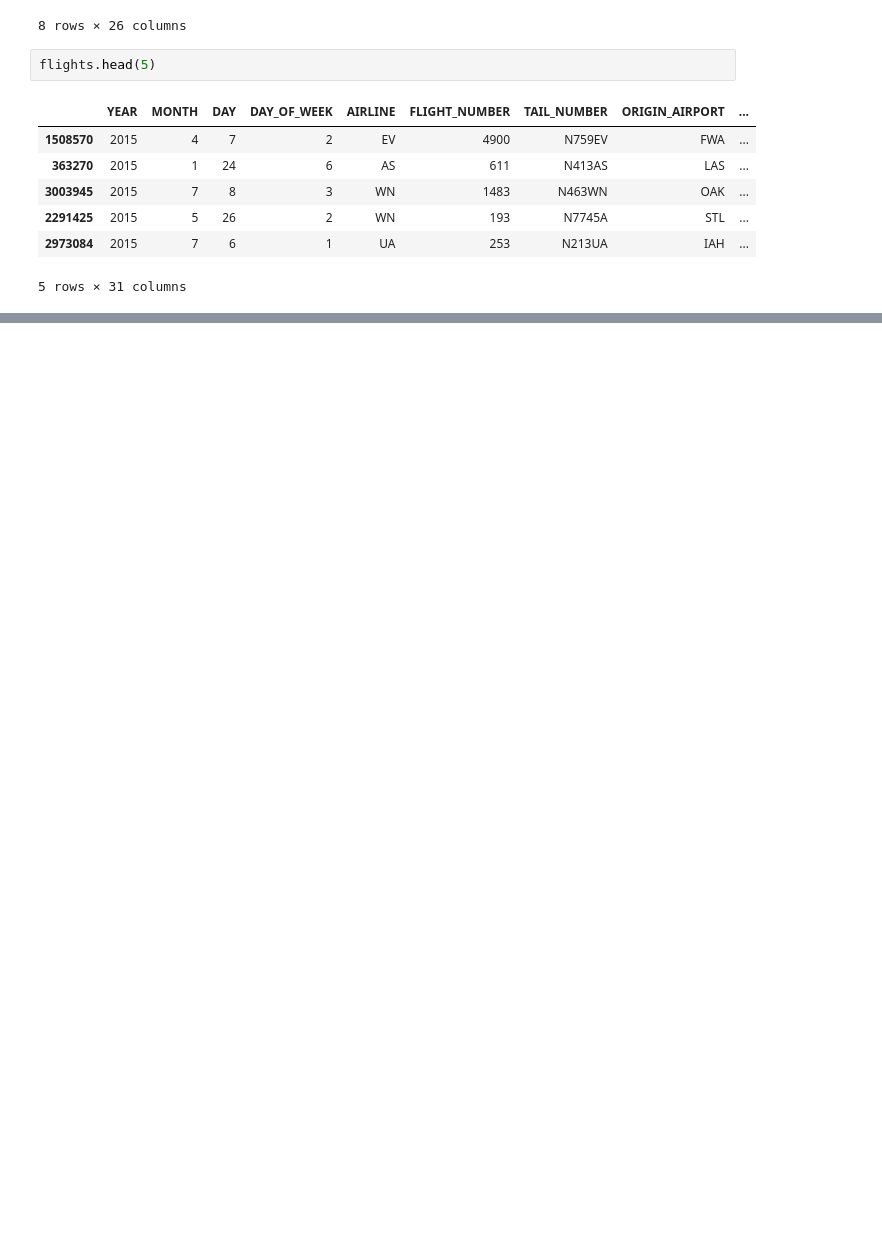
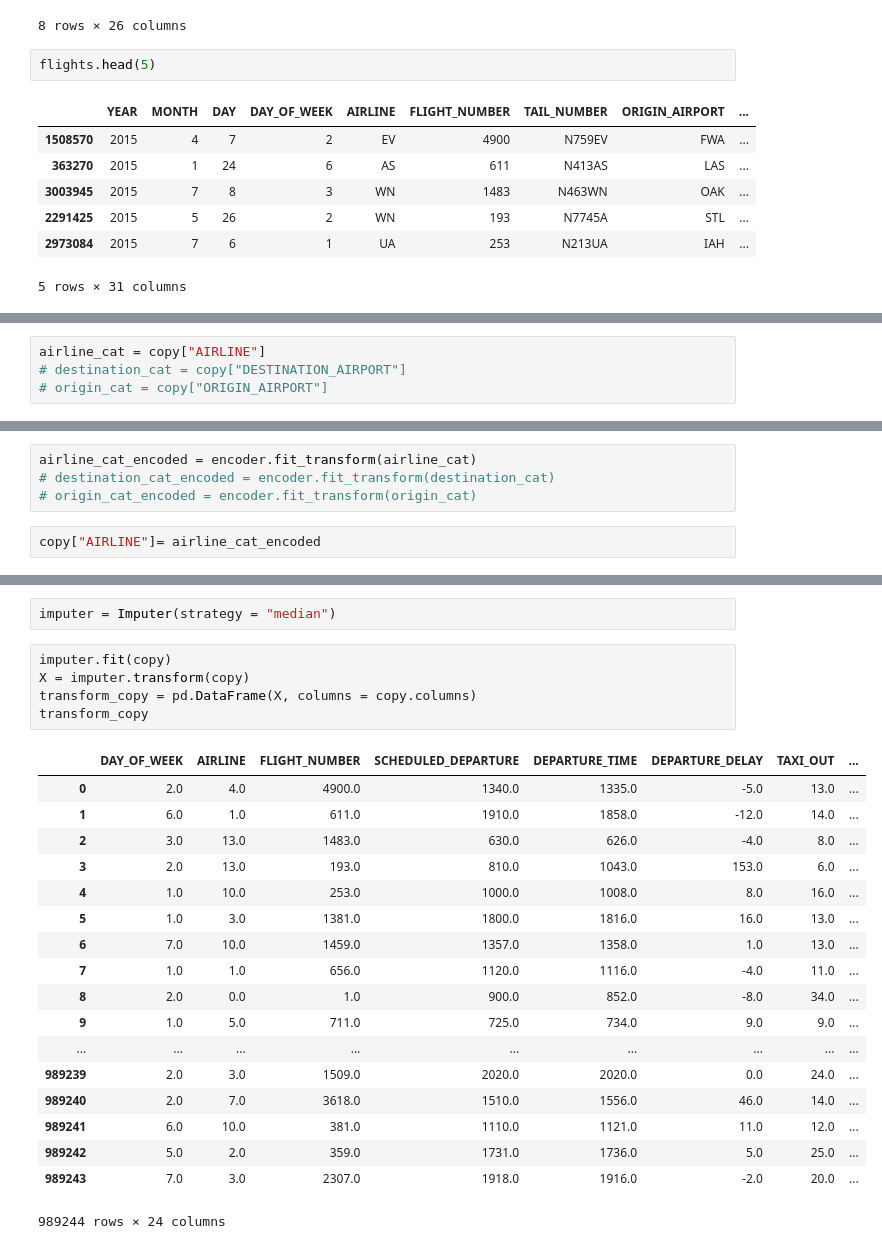
Before and after one commit to 3155student/assignment_5, a Jupyter notebook: Assignment 5 - Jackie, Jeff.ipynb, the cells around one changed output, grey strips where cells are left out. Cells and saved outputs as stored; diff of their text form; blank space fills up the shorter version.

```diff
--- a/Assignment 5 - Jackie, Jeff.ipynb
+++ b/Assignment 5 - Jackie, Jeff.ipynb
@@ -61,0 +111,4 @@ sess = tf.Session()
+# %%
+airline_cat = copy["AIRLINE"]
+# destination_cat = copy["DESTINATION_AIRPORT"]
+# origin_cat = copy["ORIGIN_AIRPORT"]
@@ -61,0 +124,6 @@ sess = tf.Session()
+# %%
+airline_cat_encoded = encoder.fit_transform(airline_cat)
+# destination_cat_encoded = encoder.fit_transform(destination_cat)
+# origin_cat_encoded = encoder.fit_transform(origin_cat)
+# %%
+copy["AIRLINE"]= airline_cat_encoded
@@ -61,0 +138,26 @@ sess = tf.Session()
+# %%
+imputer = Imputer(strategy = "median")
+# %%
+imputer.fit(copy)
+X = imputer.transform(copy)
+transform_copy = pd.DataFrame(X, columns = copy.columns)
+transform_copy
+# %% [output]
+|  | DAY_OF_WEEK | AIRLINE | FLIGHT_NUMBER | SCHEDULED_DEPARTURE | DEPARTURE_TIME | DEPARTURE_DELAY | TAXI_OUT | ... |
+| 0 | 2.0 | 4.0 | 4900.0 | 1340.0 | 1335.0 | -5.0 | 13.0 | ... |
+| 1 | 6.0 | 1.0 | 611.0 | 1910.0 | 1858.0 | -12.0 | 14.0 | ... |
+| 2 | 3.0 | 13.0 | 1483.0 | 630.0 | 626.0 | -4.0 | 8.0 | ... |
+| 3 | 2.0 | 13.0 | 193.0 | 810.0 | 1043.0 | 153.0 | 6.0 | ... |
+| 4 | 1.0 | 10.0 | 253.0 | 1000.0 | 1008.0 | 8.0 | 16.0 | ... |
+| 5 | 1.0 | 3.0 | 1381.0 | 1800.0 | 1816.0 | 16.0 | 13.0 | ... |
+| 6 | 7.0 | 10.0 | 1459.0 | 1357.0 | 1358.0 | 1.0 | 13.0 | ... |
+| 7 | 1.0 | 1.0 | 656.0 | 1120.0 | 1116.0 | -4.0 | 11.0 | ... |
+| 8 | 2.0 | 0.0 | 1.0 | 900.0 | 852.0 | -8.0 | 34.0 | ... |
+| 9 | 1.0 | 5.0 | 711.0 | 725.0 | 734.0 | 9.0 | 9.0 | ... |
+| ... | ... | ... | ... | ... | ... | ... | ... | ... |
+| 989239 | 2.0 | 3.0 | 1509.0 | 2020.0 | 2020.0 | 0.0 | 24.0 | ... |
+| 989240 | 2.0 | 7.0 | 3618.0 | 1510.0 | 1556.0 | 46.0 | 14.0 | ... |
+| 989241 | 6.0 | 10.0 | 381.0 | 1110.0 | 1121.0 | 11.0 | 12.0 | ... |
+| 989242 | 5.0 | 2.0 | 359.0 | 1731.0 | 1736.0 | 5.0 | 25.0 | ... |
+| 989243 | 7.0 | 3.0 | 2307.0 | 1918.0 | 1916.0 | -2.0 | 20.0 | ... |
+989244 rows × 24 columns
```
Also changed, not shown: parts of 37 cells of this notebook.
